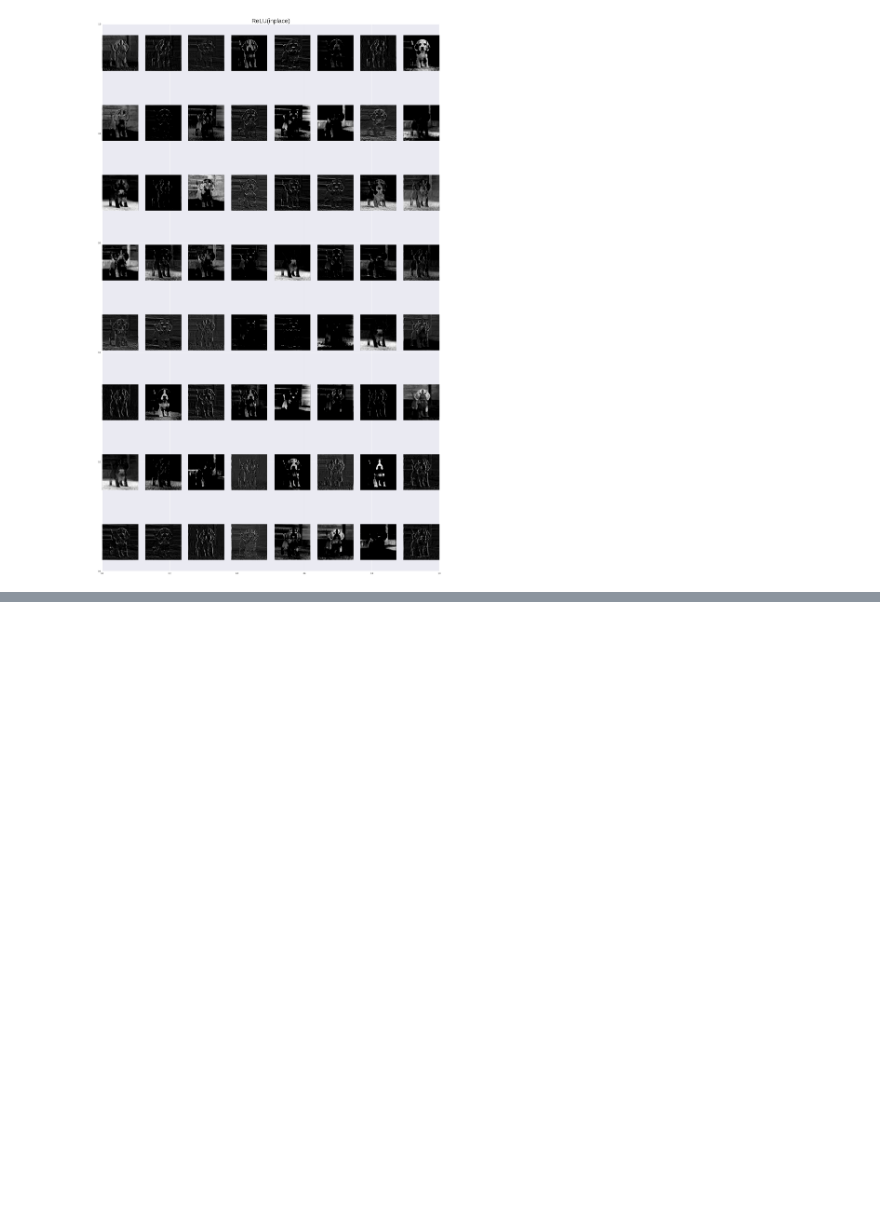
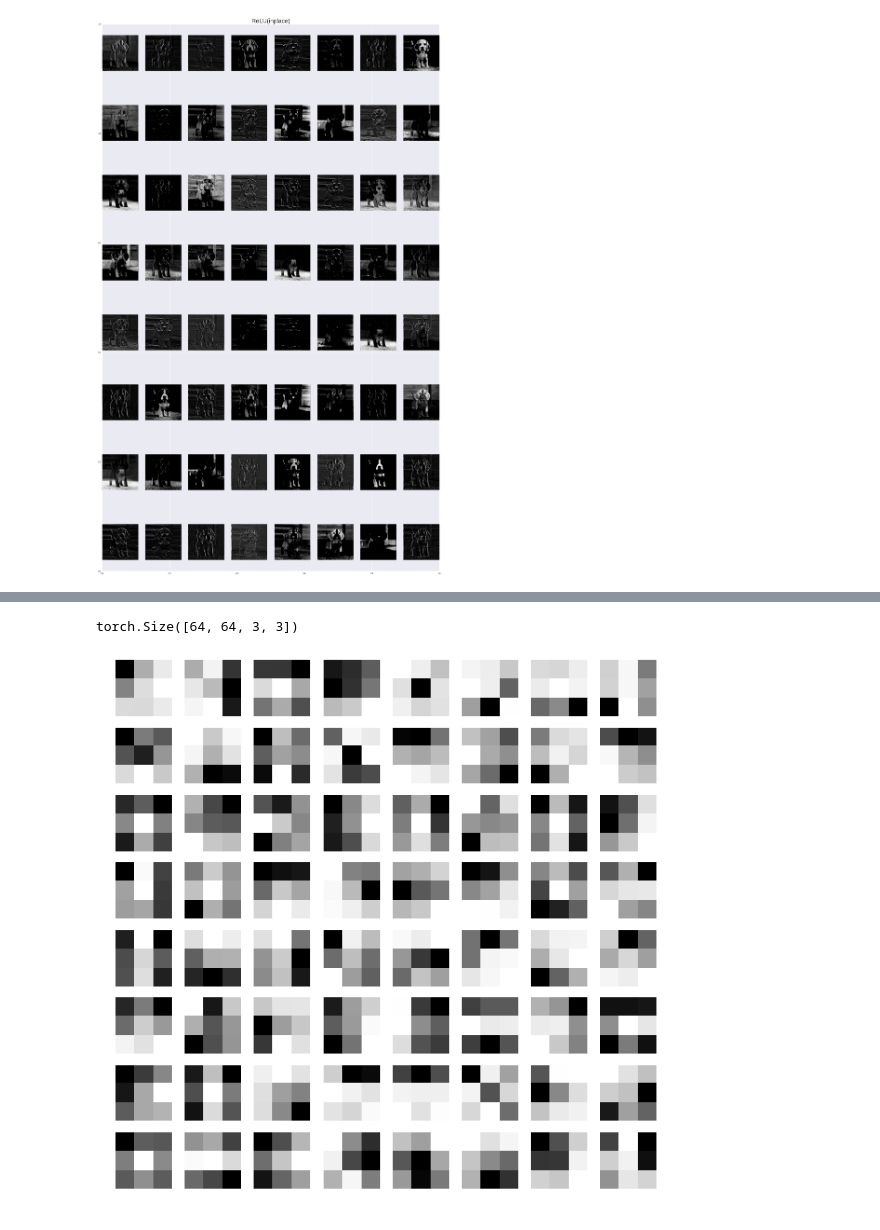
Before and after one commit to saranshkarira/CNN-Visual-Interpretor-PyTorch, a Jupyter notebook: visualizations.ipynb, the cells around one changed output, grey strips where cells are left out. Drawn from its saved outputs; the diff is of its cells as text; code cells hidden in the pictures; blank space fills up the shorter version.

```diff
--- a/visualizations.ipynb
+++ b/visualizations.ipynb
@@ -239,3 +239,24 @@ def filter_activations(image, chosen_layer): #Choose a layer to show activation
 filter_activations(dog, 1)
 # %% [output]
 [figure]
+# %%
+# visualizing weights: Not very interesting
+
+def visual_features(layer):
+  wt_lyr = []
+  for w in model.features.children():
+    if isinstance(w, torch.nn.modules.conv.Conv2d):
+      wt_lyr.append(w.weight.data)
+
+  filters = []
+  print(wt_lyr[layer].shape)
+  for i in range(wt_lyr[layer].shape[0]):
+    filters.append(wt_lyr[layer][i,:,:,:].sum(dim=0))
+    filters[i].div(wt_lyr[layer].shape[1])
+
+  fig = figure()
+  rcParams["figure.figsize"]=(10,10)
+  for i in range(int(np.sqrt(wt_lyr[layer].shape[0]**2))):
+    a = fig.add_subplot(np.sqrt(wt_lyr[layer].shape[0]),np.sqrt(wt_lyr[layer].shape[0]),i+1)
+    imshow(filters[i])
+    plt.axis('off')
@@ -241,0 +266,5 @@ filter_activations(dog, 1)
+# %%
+visual_features(1)
+# %% [output]
+torch.Size([64, 64, 3, 3])
+[figure, added]
```
Also changed, not shown: parts of 8 cells of this notebook.
